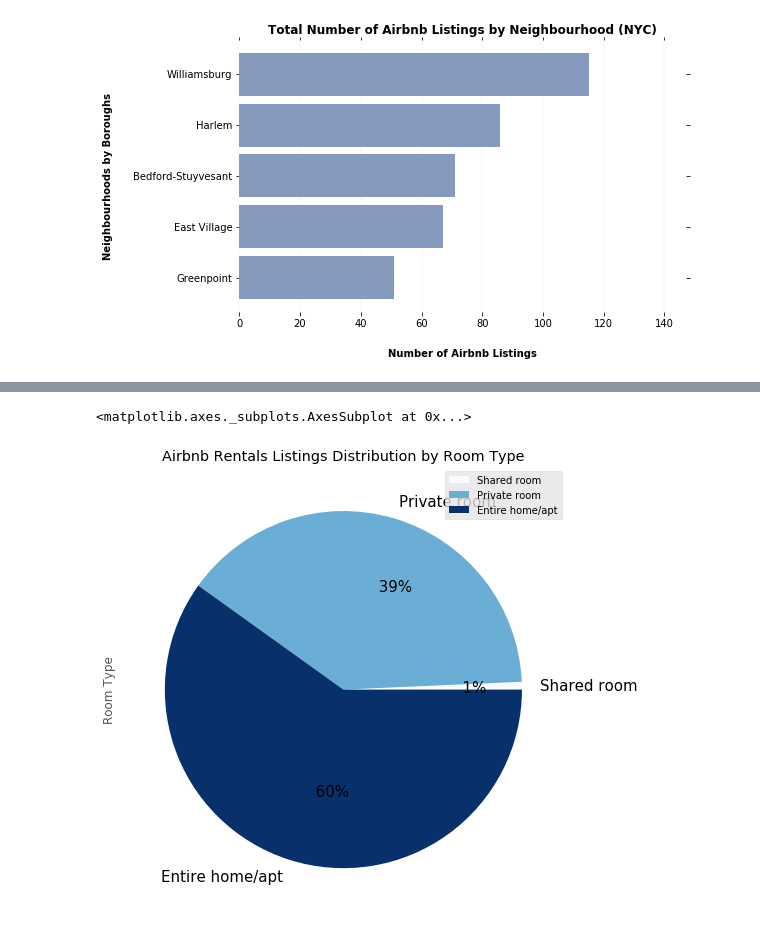
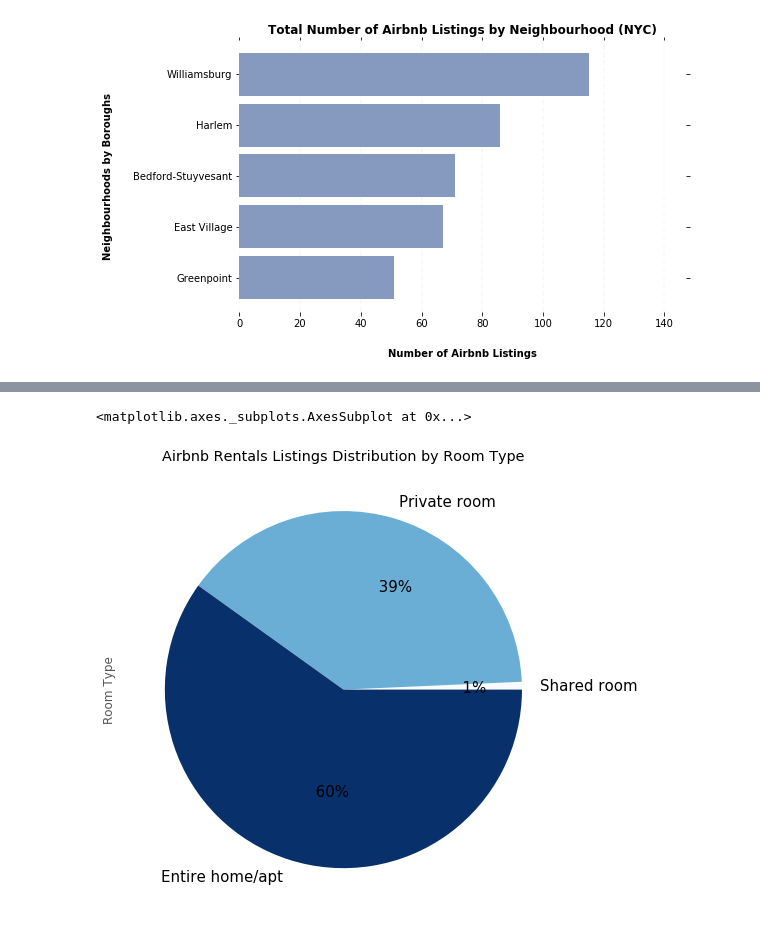
Before and after one commit to areselian/Project1_Group2, a Jupyter notebook: NYC Airbnb Listing Analysis.ipynb, the cells around one changed output, grey strips where cells are left out. Saved outputs shown, nothing was run; the diff lists cells and outputs as text; code cells hidden in the pictures.

```diff
--- a/NYC Airbnb Listing Analysis.ipynb
+++ b/NYC Airbnb Listing Analysis.ipynb
@@ -323,21 +341,21 @@ ax.invert_yaxis()
 # %%
 #room type visualizations
 
 matplotlib.style.use('ggplot')
 
 room = data_complete.room_type
 r = Counter(room)
 
 room_df = pd.DataFrame.from_dict(r, orient='index').sort_values(by=0)
 room_df.columns = ['Room Type']
 room_df.plot.pie(y = 'Room Type',
                  colormap = 'Blues',
                  figsize=(8,10),
                  fontsize = 15, autopct = '%11.f%%',
-                 legend = "upper left",
+                 legend = False,
                  title = 'Airbnb Rentals Listings Distribution by Room Type')
 
 #make title bold, and text smaller
 # %% [output]
 <matplotlib.axes._subplots.AxesSubplot at 0x...>
-[figure, old version]
+[figure, new version]
```
Also changed, not shown: parts of 23 cells of this notebook.
